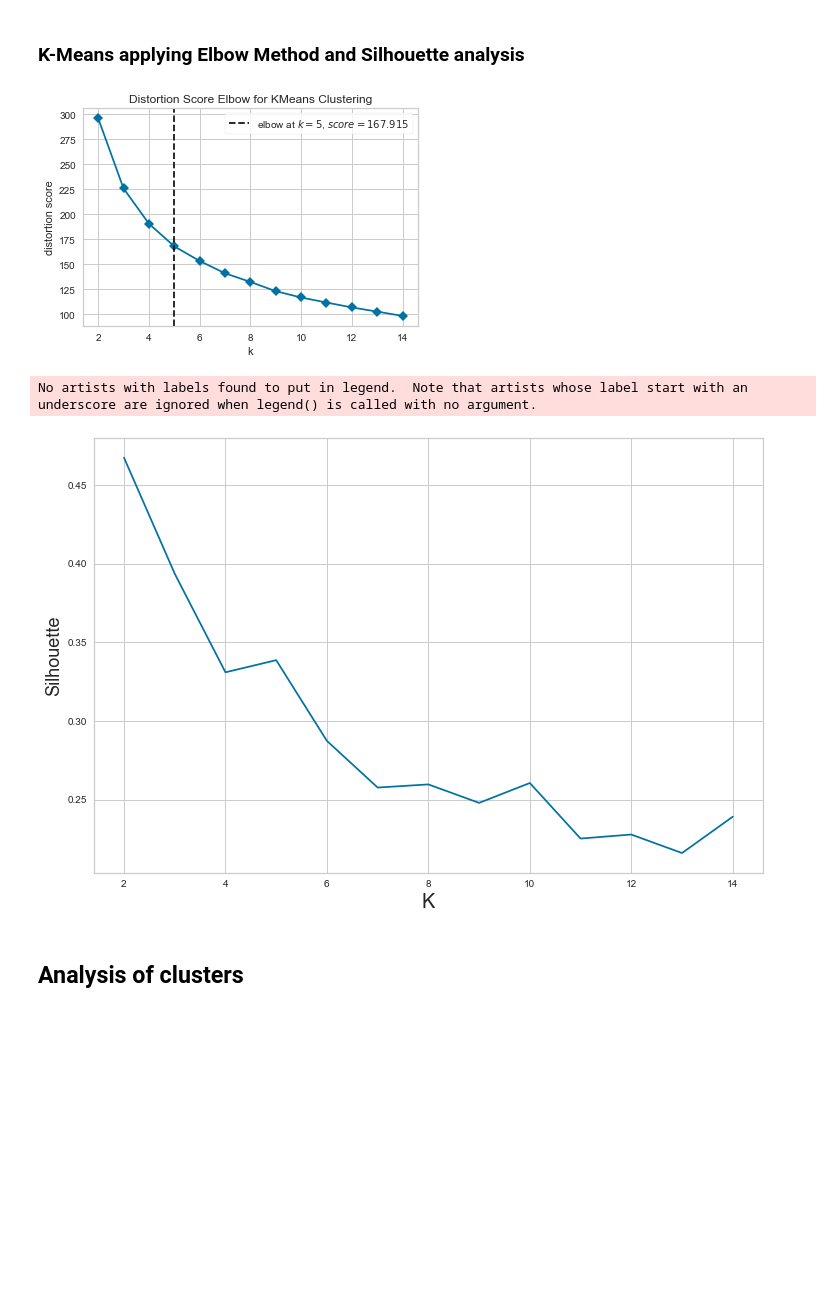
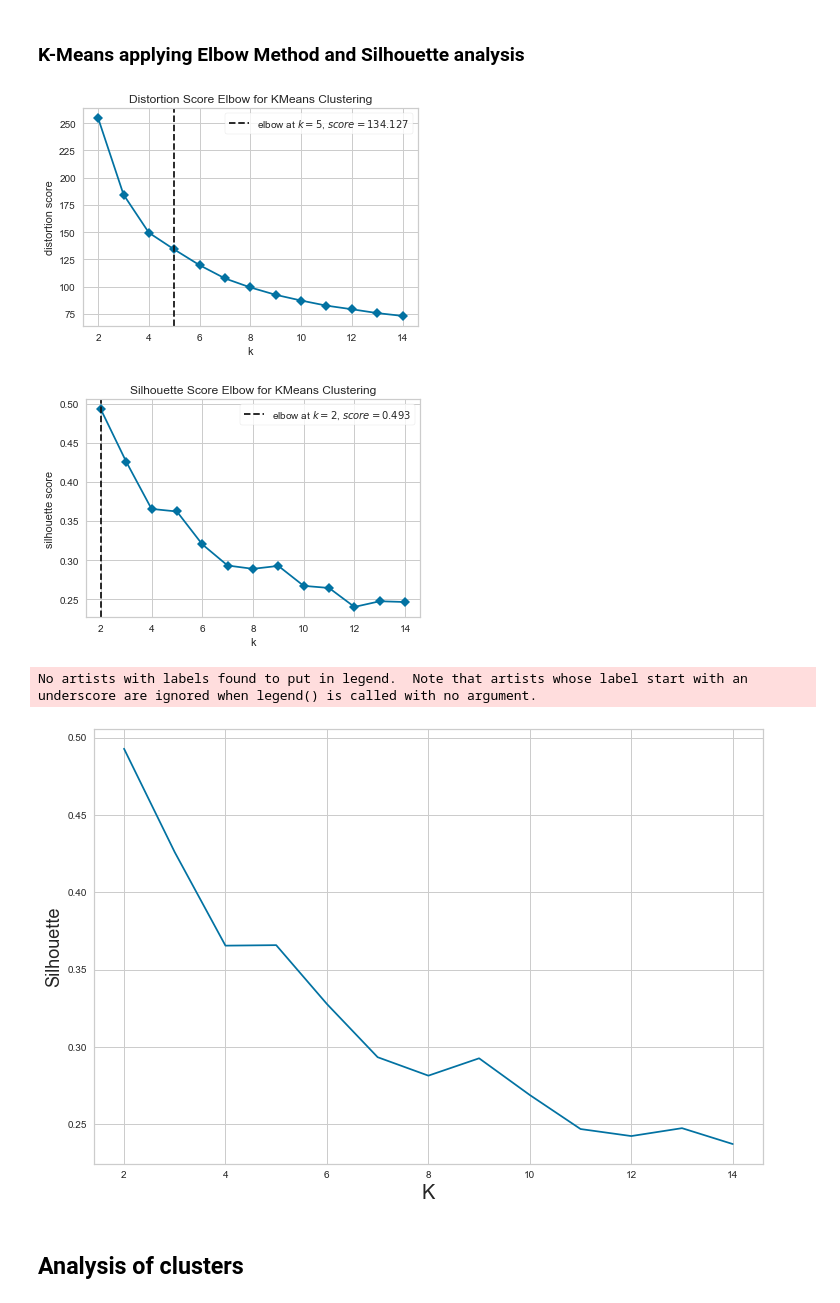
Before and after one commit to stefanobianco12/Data-Mining-Project, a Jupyter notebook: Clustering.ipynb, the cells around one changed output. Drawn from its saved outputs; the diff is of its cells as text; code cells hidden in the pictures; blank space fills up the shorter version.

```diff
--- a/Clustering.ipynb
+++ b/Clustering.ipynb
@@ -75,6 +76,13 @@ def Elbow_vis(ndf):
     vis = KElbowVisualizer(model, k=(2,k_max), metric='distortion', timings=False)
     vis.fit(ndf)
     vis.show()
+# %%
+def Silhoulette_vis(ndf):
+    k_max =15
+    model = KMeans()
+    vis = KElbowVisualizer(model, k=(2,k_max), metric='silhouette', timings=False)
+    vis.fit(ndf)
+    vis.show()
 # %%
 def Elbow_Method(ndf):
     distortions = []
@@ -373,0 +523,10 @@ df_10.drop(corr_columns, axis=1, inplace=True)
+# %%
+#corr_columns = ['avgSpentMonth','MeanItemMonth','NSessionsMonth','Min','Max','MaxItem','MinItem','DistinctItem','TotSpent','MeanTimeGap','MaxSessionsMonth'
+              # ,'TotItem']
+
+corr_columns = ['TotItem','MeanItemMonth','NSessionsMonth','avgSpentMonth','MaxItem','MinItem','TotSpent']
+
+
+#corr_columns = ['avgSpentMonth','MeanItemMonth','NSessionsMonth','Min','Max','MaxItem','MinItem','DistinctItem','TotSpent','MeanTimeGap','MaxSessionsMonth'
+              # ,'TotItem']
+df_10.drop(corr_columns, axis=1, inplace=True)
@@ -387,13 +560,15 @@ ndf_10=normalization(df_10)
 # %%
 distortions_10=Elbow_Method(ndf_10)
 sil_list_10=K_Silhoulette(ndf_10)
 Elbow_vis(ndf_10)
+Silhoulette_vis(ndf_10)
 #plot_elbow(distortions_10)
 plot_silhoulette(sil_list_10)
 # %% [output]
-[figure, old version]
+[figure, new version]
+[figure, new version]
 No artists with labels found to put in legend.  Note that artists whose label start with an underscore are ignored when legend() is called with no argument.
-[figure, old version]
+[figure, added]
 # %% [markdown]
 <h2>Analysis of clusters</h2>
 # %%
```
Also changed, not shown: parts of 53 cells of this notebook, 5 other files.
